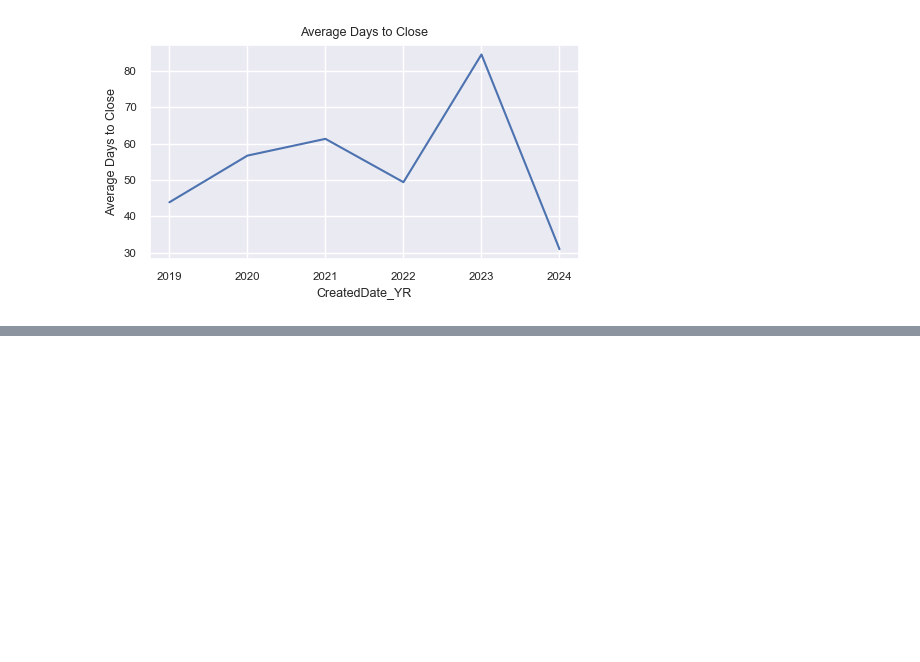
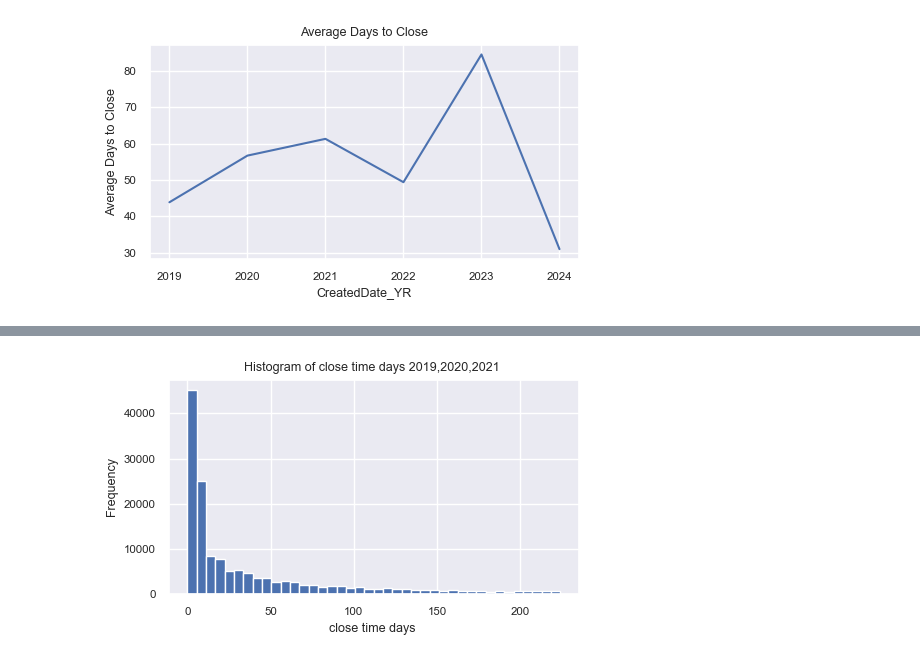
Before and after one commit to aeaiu/usable_ai_project, a Jupyter notebook: Notebooks/2_visualization.ipynb, the cells around one changed output, grey strips where cells are left out. Cells and saved outputs as stored; diff of their text form; code cells hidden in the pictures; blank space fills up the shorter version.

```diff
--- a/Notebooks/2_visualization.ipynb
+++ b/Notebooks/2_visualization.ipynb
@@ -216,0 +210,13 @@ plt.show()
+# %%
+# close time days
+df_recent = df[ df['CreatedDate_YR'].isin([2019,2020,2021])]
+close_time_days =  df_recent[df_recent['close_time_days']<225] #!=np.nan
+fig = plt.figure(figsize=(5, 3))
+plt.hist(close_time_days['close_time_days'],bins = 40)
+plt.xlabel('close time days ')
+plt.ylabel('Frequency')
+plt.title('Histogram of close time days 2019,2020,2021 ')
+plt.tight_layout()
+plt.show()
+# %% [output]
+[figure, added]
```
Also changed, not shown: parts of 2 cells of this notebook.
